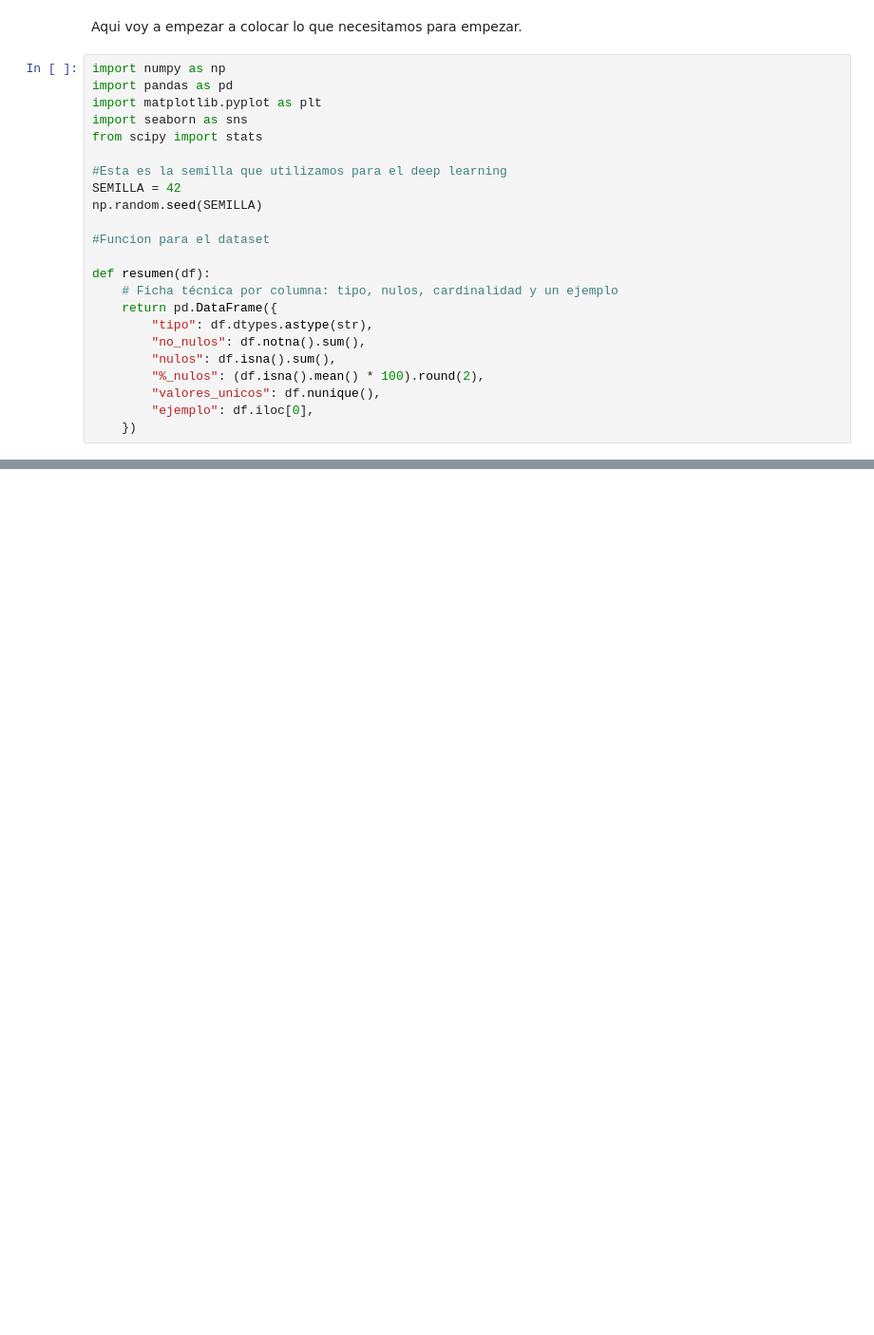
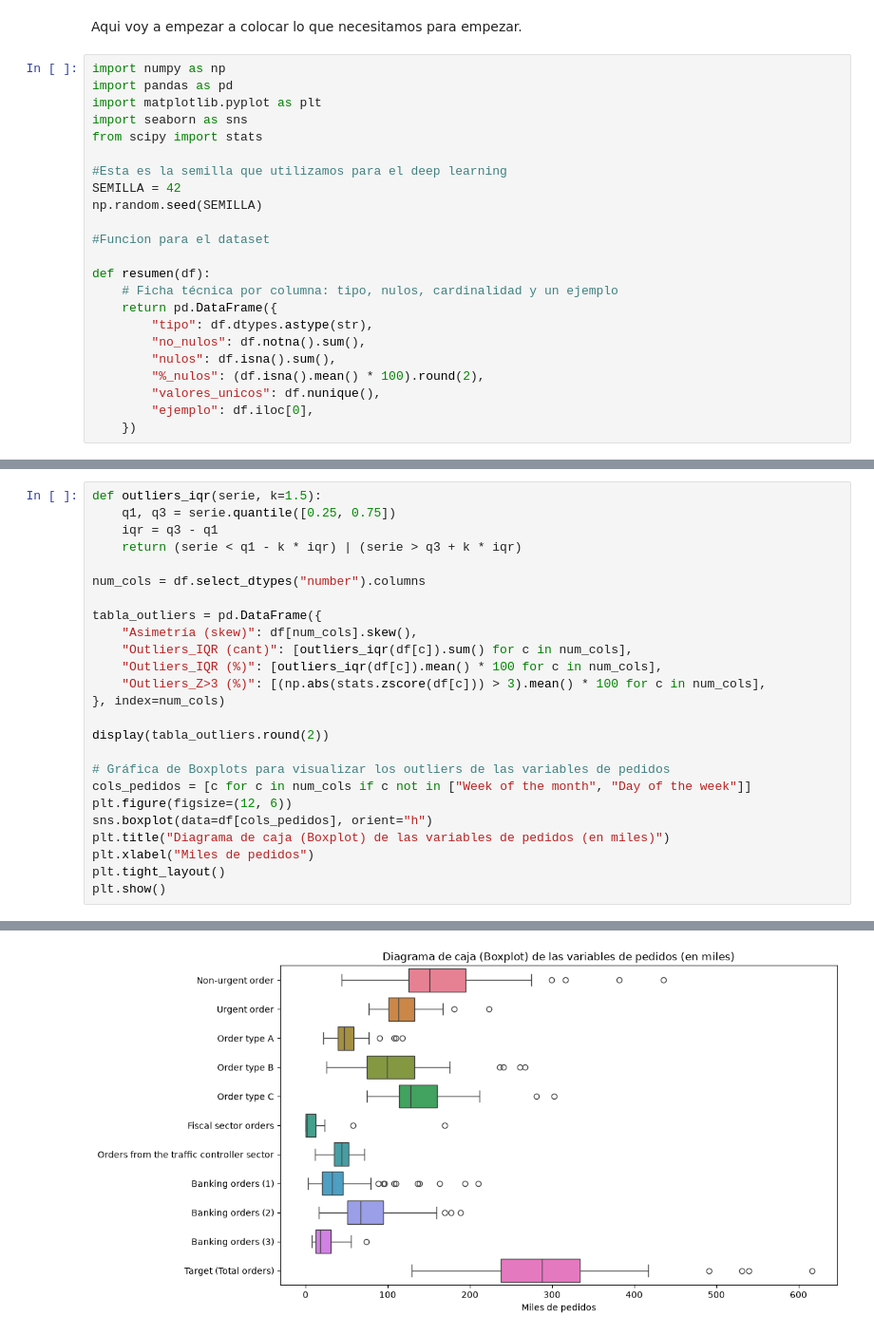
Before and after one commit to tdavidvergara/regresion-lineal-machine-learning, a Jupyter notebook: EDA_Regresion_Demanda.ipynb, the cells around one changed output, grey strips where cells are left out. Shown at 95% size. Saved outputs shown, nothing was run; the diff lists cells and outputs as text; blank space fills up the shorter version.

Commit message:
feat: analisis de distribucion y outliers en el EDA

```diff
--- a/EDA_Regresion_Demanda.ipynb
+++ b/EDA_Regresion_Demanda.ipynb
@@ -100,0 +111,26 @@ Name: Target (Total orders), dtype: float64
+# %%
+def outliers_iqr(serie, k=1.5):
+    q1, q3 = serie.quantile([0.25, 0.75])
+    iqr = q3 - q1
+    return (serie < q1 - k * iqr) | (serie > q3 + k * iqr)
+
+num_cols = df.select_dtypes("number").columns
+
+tabla_outliers = pd.DataFrame({
+    "Asimetría (skew)": df[num_cols].skew(),
+    "Outliers_IQR (cant)": [outliers_iqr(df[c]).sum() for c in num_cols],
+    "Outliers_IQR (%)": [outliers_iqr(df[c]).mean() * 100 for c in num_cols],
+    "Outliers_Z>3 (%)": [(np.abs(stats.zscore(df[c])) > 3).mean() * 100 for c in num_cols],
+}, index=num_cols)
+
+display(tabla_outliers.round(2))
+
+# Gráfica de Boxplots para visualizar los outliers de las variables de pedidos
+cols_pedidos = [c for c in num_cols if c not in ["Week of the month", "Day of the week"]]
+plt.figure(figsize=(12, 6))
+sns.boxplot(data=df[cols_pedidos], orient="h")
+plt.title("Diagrama de caja (Boxplot) de las variables de pedidos (en miles)")
+plt.xlabel("Miles de pedidos")
+plt.tight_layout()
+plt.show()
+# %% [output]
@@ -100,0 +151 @@ Name: Target (Total orders), dtype: float64
+[figure, added]
```
Also changed, not shown: parts of 6 cells of this notebook.
